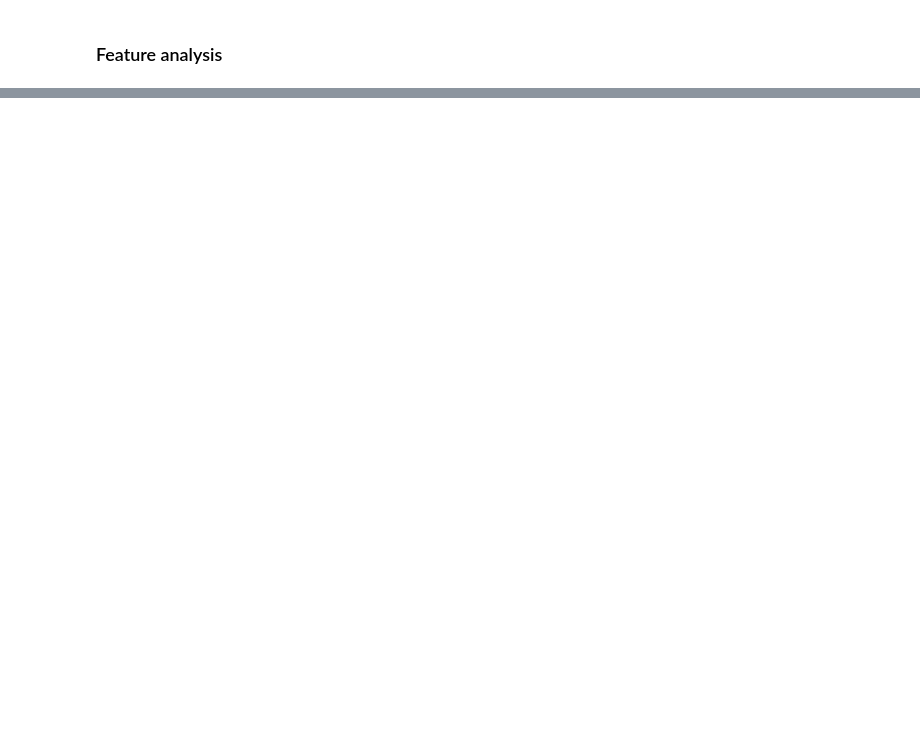
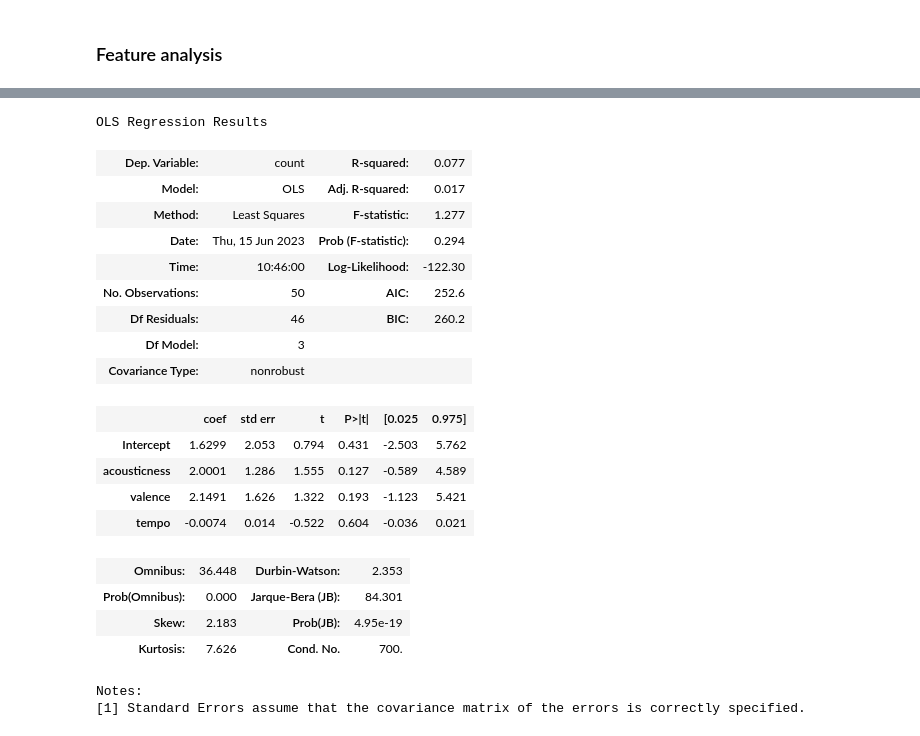
Before and after one commit to willdavis111/API_data-collection, a Jupyter notebook: Spotify_API.ipynb, the cells around one changed output, grey strips where cells are left out. Saved outputs shown, nothing was run; the diff lists cells and outputs as text; code cells hidden in the pictures; blank space fills up the shorter version.

```diff
--- a/Spotify_API.ipynb
+++ b/Spotify_API.ipynb
@@ -163,0 +230,28 @@ mod_playlist(pl_id, list3)
+# %%
+ols_formula = 'count ~ acousticness + valence + tempo'
+OLS = ols(formula = ols_formula, data = full_df)
+model = OLS.fit()
+results = model.summary()
+results
+# %% [output]
+OLS Regression Results
+| Dep. Variable: | count | R-squared: | 0.077 |
+| Model: | OLS | Adj. R-squared: | 0.017 |
+| Method: | Least Squares | F-statistic: | 1.277 |
+| Date: | Thu, 15 Jun 2023 | Prob (F-statistic): | 0.294 |
+| Time: | 10:46:00 | Log-Likelihood: | -122.30 |
+| No. Observations: | 50 | AIC: | 252.6 |
+| Df Residuals: | 46 | BIC: | 260.2 |
+| Df Model: | 3 |  |  |
+| Covariance Type: | nonrobust |  |  |
+|  | coef | std err | t | P>|t| | [0.025 | 0.975] |
+| Intercept | 1.6299 | 2.053 | 0.794 | 0.431 | -2.503 | 5.762 |
+| acousticness | 2.0001 | 1.286 | 1.555 | 0.127 | -0.589 | 4.589 |
+| valence | 2.1491 | 1.626 | 1.322 | 0.193 | -1.123 | 5.421 |
+| tempo | -0.0074 | 0.014 | -0.522 | 0.604 | -0.036 | 0.021 |
+| Omnibus: | 36.448 | Durbin-Watson: | 2.353 |
+| Prob(Omnibus): | 0.000 | Jarque-Bera (JB): | 84.301 |
+| Skew: | 2.183 | Prob(JB): | 4.95e-19 |
+| Kurtosis: | 7.626 | Cond. No. | 700. |
+Notes:
+[1] Standard Errors assume that the covariance matrix of the errors is correctly specified.
```
Also changed, not shown: parts of 49 cells of this notebook.
